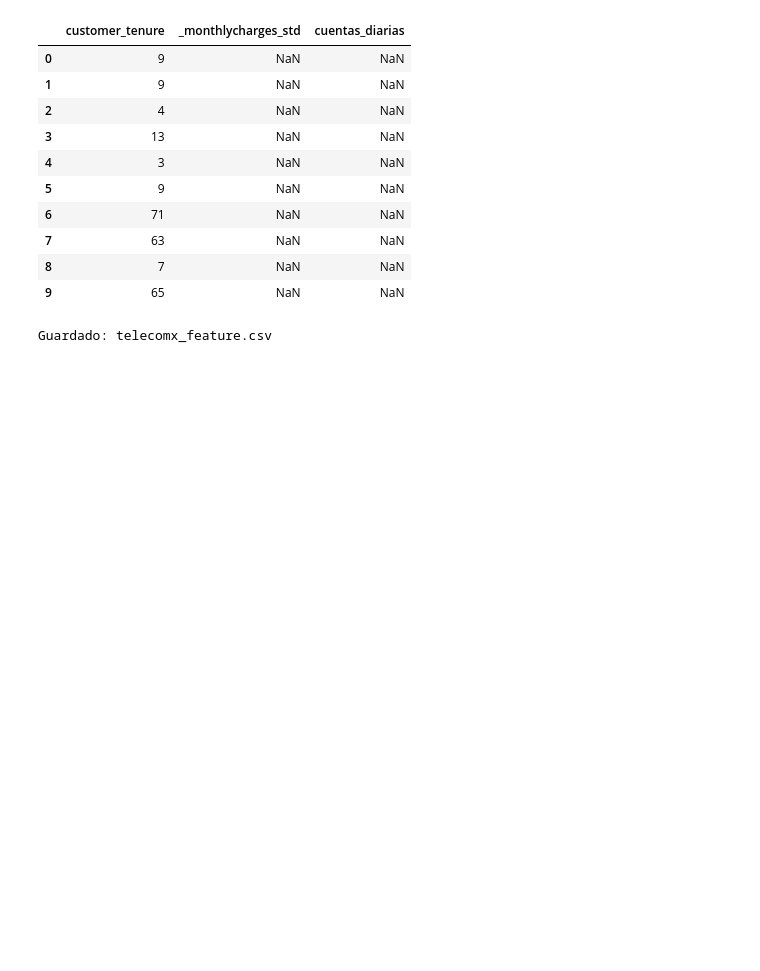
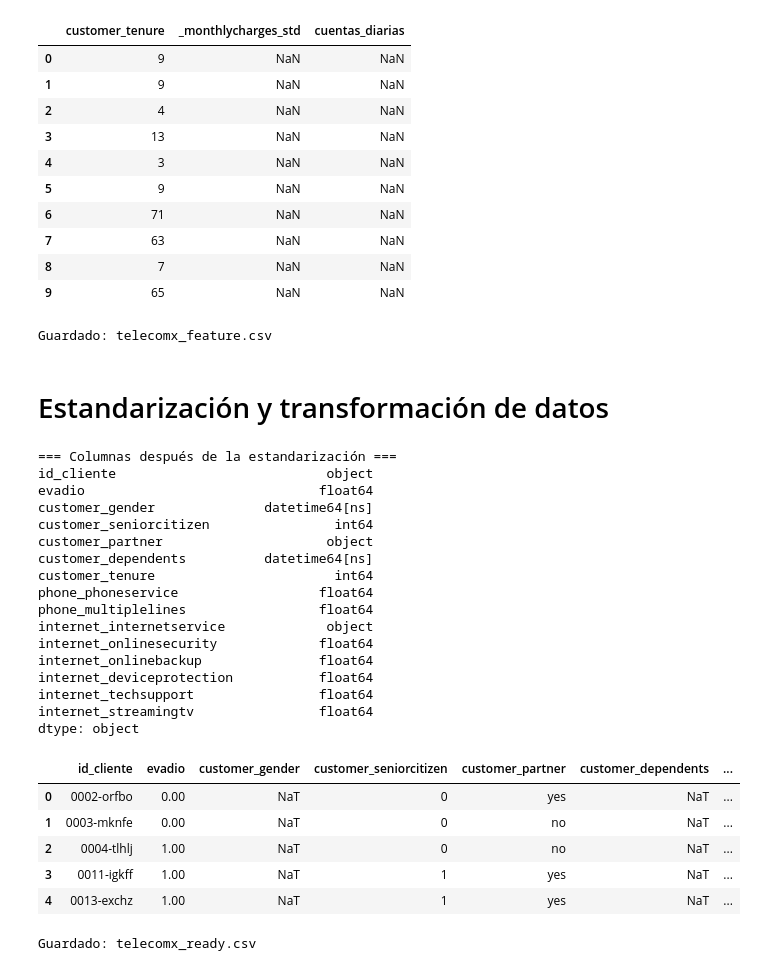
Before and after one commit to Junior11995/Challenge-Telecom-X-an-lisis-de-evasi-n-de-clientes, a Jupyter notebook: desaf_o_telecom_x.ipynb, the cells around one changed output. Saved outputs shown, nothing was run; the diff lists cells and outputs as text; code cells hidden in the pictures; blank space fills up the shorter version.

Commit message:
estandarización de categorías y renombrado de columnas claves

```diff
--- a/desaf_o_telecom_x.ipynb
+++ b/desaf_o_telecom_x.ipynb
@@ -826,3 +826,63 @@ dtype: float64
 | 8 | 7 | NaN | NaN |
 | 9 | 65 | NaN | NaN |
 Guardado: telecomx_feature.csv
+# %% [markdown]
+# Estandarización y transformación de datos
+# %%
+# =========================================================
+# ESTANDARIZACIÓN Y TRANSFORMACIÓN DE DATOS
+# =========================================================
+
+df_ready = df_feature.copy()
+
+# --- 1. Convertir columnas categóricas "Sí"/"No" o "Yes"/"No" a binario ---
+binary_map = {"Yes": 1, "No": 0, "Sí": 1, "Si": 1, "No": 0}
+for col in df_ready.select_dtypes(include=["object"]).columns:
+    # Si la columna contiene "Yes"/"No" o "Sí"/"No", aplicamos el mapeo
+    if set(df_ready[col].dropna().unique()) & set(binary_map.keys()):
+        df_ready[col] = df_ready[col].map(binary_map).fillna(df_ready[col])
+
+# --- 2. Normalizar strings (ej. quitar espacios, minúsculas) ---
+for col in df_ready.select_dtypes(include=["object"]).columns:
+    df_ready[col] = df_ready[col].astype(str).str.strip().str.lower()
+
+# --- 3. Renombrar columnas clave para claridad ---
+df_ready.rename(columns={
+    "customerid": "id_cliente",
+    "churn": "evadio",   # churn → evadió cliente
+    "cuentas_diarias": "gasto_diario"
+}, inplace=True)
+
+# Vista rápida de columnas y tipos
+print("=== Columnas después de la estandarización ===")
+print(df_ready.dtypes.head(15))
+display(df_ready.head(5))
+
+# Guardar snapshot estandarizado
+df_ready.to_csv("telecomx_ready.csv", index=False)
+print("Guardado: telecomx_ready.csv")
+# %% [output]
+=== Columnas después de la estandarización ===
+id_cliente                           object
+evadio                              float64
+customer_gender              datetime64[ns]
+customer_seniorcitizen                int64
+customer_partner                     object
+customer_dependents          datetime64[ns]
+customer_tenure                       int64
+phone_phoneservice                  float64
+phone_multiplelines                 float64
+internet_internetservice             object
+internet_onlinesecurity             float64
+internet_onlinebackup               float64
+internet_deviceprotection           float64
+internet_techsupport                float64
+internet_streamingtv                float64
+dtype: object
+|  | id_cliente | evadio | customer_gender | customer_seniorcitizen | customer_partner | customer_dependents | ... |
+| 0 | 0002-orfbo | 0.00 | NaT | 0 | yes | NaT | ... |
+| 1 | 0003-mknfe | 0.00 | NaT | 0 | no | NaT | ... |
+| 2 | 0004-tlhlj | 1.00 | NaT | 0 | no | NaT | ... |
+| 3 | 0011-igkff | 1.00 | NaT | 1 | yes | NaT | ... |
+| 4 | 0013-exchz | 1.00 | NaT | 1 | yes | NaT | ... |
+Guardado: telecomx_ready.csv
```
